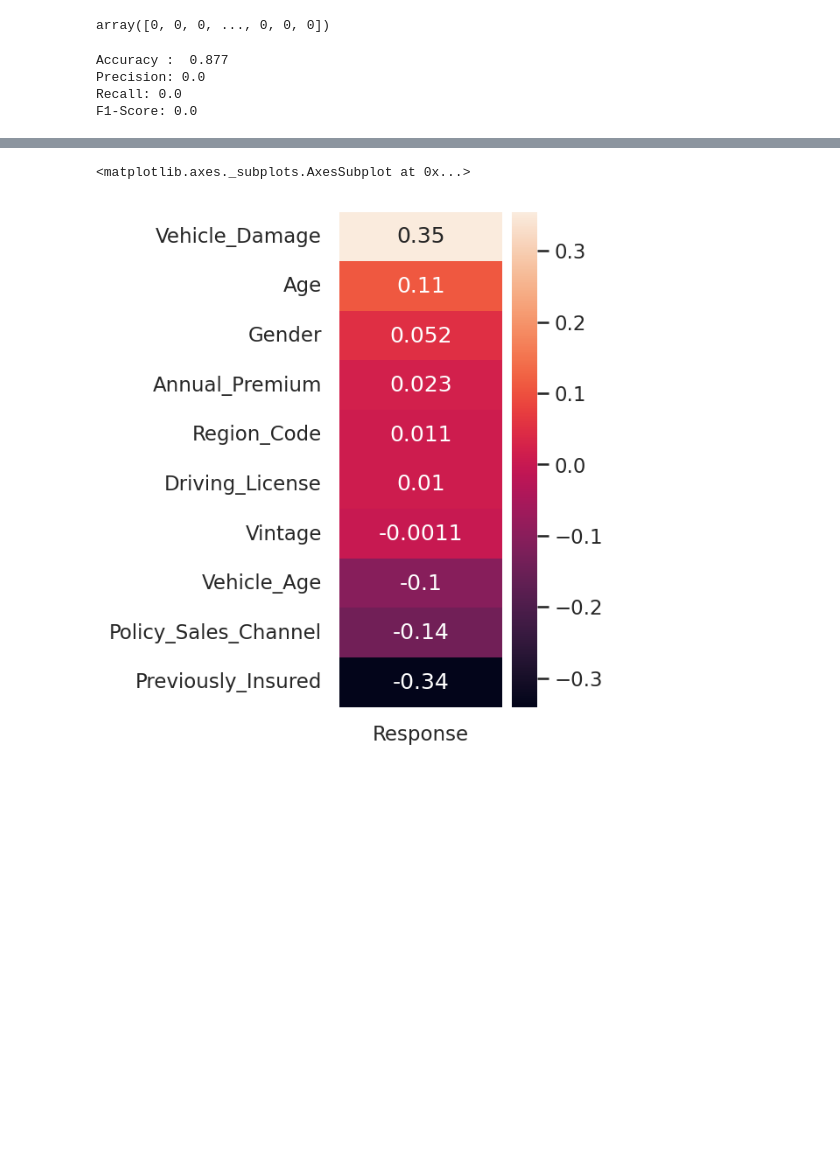
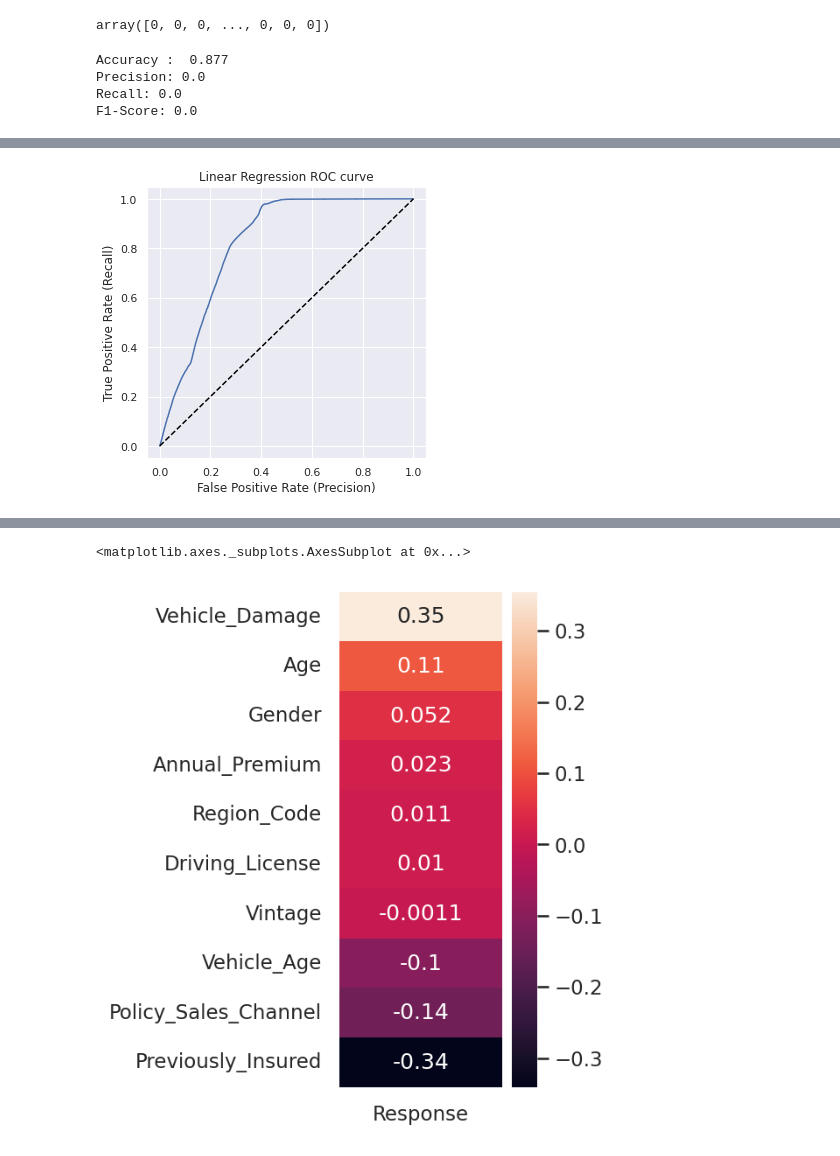
Before and after one commit to GoPlusUltra/Health-Insurance-Cross-Sell-Prediction-Model, a Jupyter notebook: HEALTH_INSURANCE_CROSS_SELL_PREDICTION.ipynb, the cells around one changed output, grey strips where cells are left out. Cells and saved outputs as stored; diff of their text form; code cells hidden in the pictures; blank space fills up the shorter version.

```diff
--- a/HEALTH_INSURANCE_CROSS_SELL_PREDICTION.ipynb
+++ b/HEALTH_INSURANCE_CROSS_SELL_PREDICTION.ipynb
@@ -391,0 +449,4 @@ F1-Score: 0.0
+# %%
+X_train, X_test, y_train, y_test = train_test_split(X_samp,y_samp,test_size=0.2,random_state=52)
+print('Train set shape',X_train.shape)
+print('Test set shape',X_test.shape)
@@ -391,0 +458,3 @@ F1-Score: 0.0
+# %%
+X_train=scaler.fit_transform(X_train)
+X_test=scaler.transform(X_test)
@@ -391,0 +463,8 @@ F1-Score: 0.0
+# %%
+log_reg=log_reg.fit(X_train,y_train)
+
+y_pred_train=log_reg.predict(X_train)
+
+y_pred_test=log_reg.predict(X_test)
+
+log_reg_prob =log_reg.predict_proba(X_test)[:,1]
@@ -391,0 +507,14 @@ F1-Score: 0.0
+# %%
+from sklearn.metrics import roc_curve
+LR_FPR, LR_TPR, _ = roc_curve(y_test, log_reg_prob)
+
+plt.figure(figsize=(5,5))
+plt.title('Linear Regression ROC curve')
+plt.xlabel('False Positive Rate (Precision)')
+plt.ylabel('True Positive Rate (Recall)')
+
+plt.plot(LR_FPR,LR_TPR)
+plt.plot((0,1), ls='dashed',color='black')
+plt.show()
+# %% [output]
+[figure, added]
```
Also changed, not shown: parts of 23 cells of this notebook.
